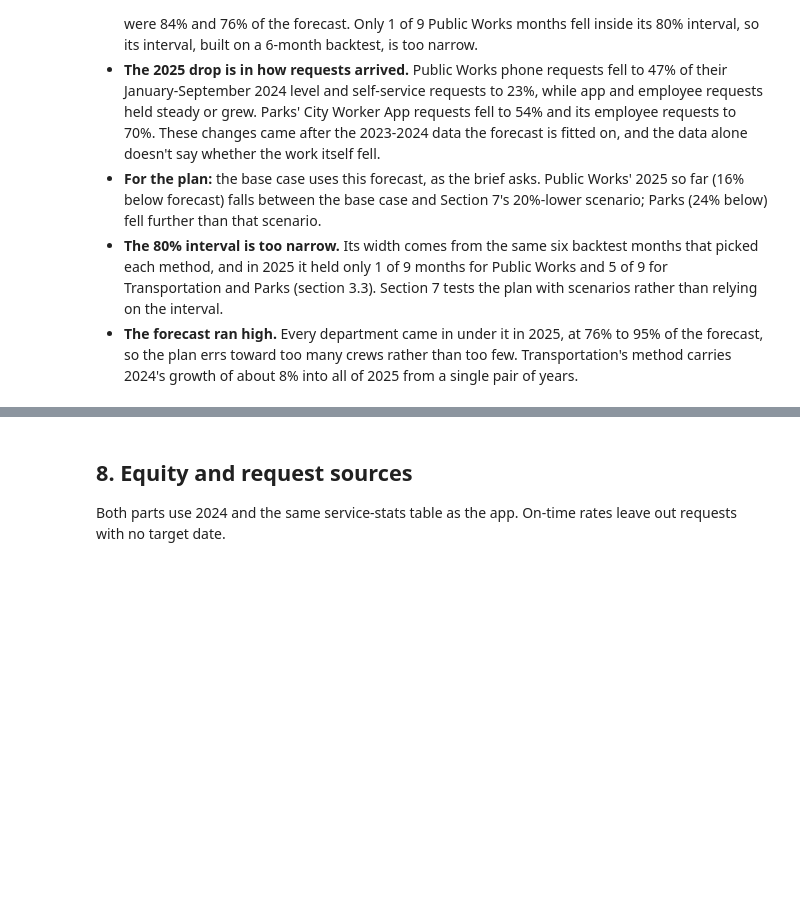
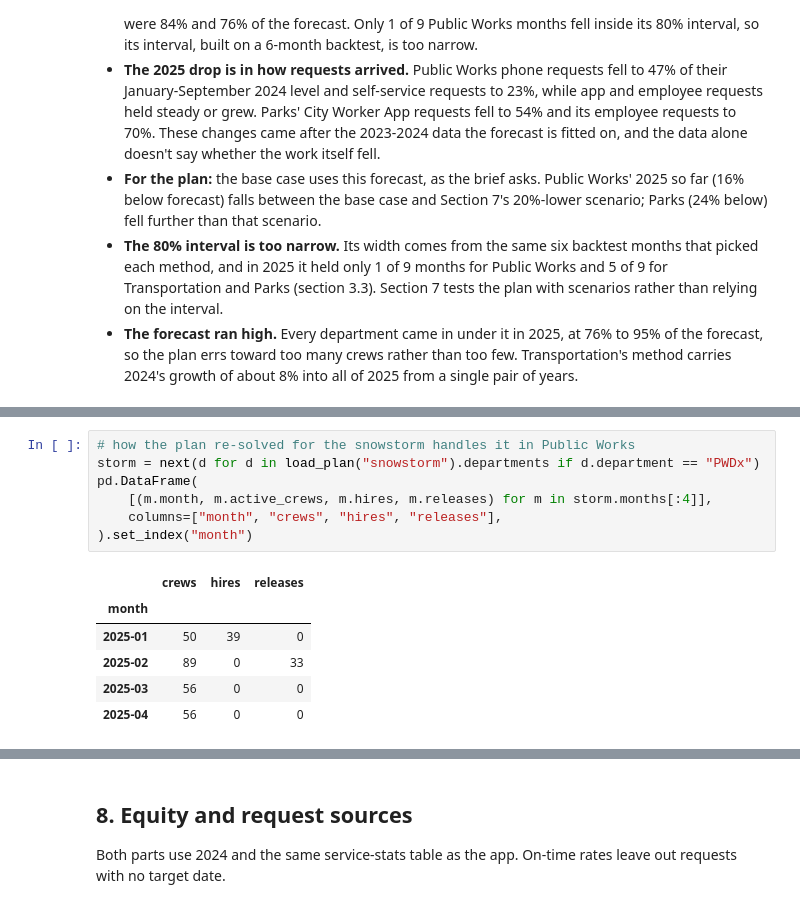
Before and after one commit to nishanth3112/boston311-crew-planner, a Jupyter notebook: notebooks/311_staffing_submission.ipynb, the cells around one changed output, grey strips where cells are left out. Cells and saved outputs as stored; diff of their text form; blank space fills up the shorter version.

```diff
--- a/notebooks/311_staffing_submission.ipynb
+++ b/notebooks/311_staffing_submission.ipynb
@@ -722,0 +638,14 @@ saving from re-planning for 2025 demand: $1,678,549
+# %%
+# how the plan re-solved for the snowstorm handles it in Public Works
+storm = next(d for d in load_plan("snowstorm").departments if d.department == "PWDx")
+pd.DataFrame(
+    [(m.month, m.active_crews, m.hires, m.releases) for m in storm.months[:4]],
+    columns=["month", "crews", "hires", "releases"],
+).set_index("month")
+# %% [output]
+|  | crews | hires | releases |
+| month |  |  |  |
+| 2025-01 | 50 | 39 | 0 |
+| 2025-02 | 89 | 0 | 33 |
+| 2025-03 | 56 | 0 | 0 |
+| 2025-04 | 56 | 0 | 0 |
```
Also changed, not shown: parts of 59 cells of this notebook, 3 other files.
